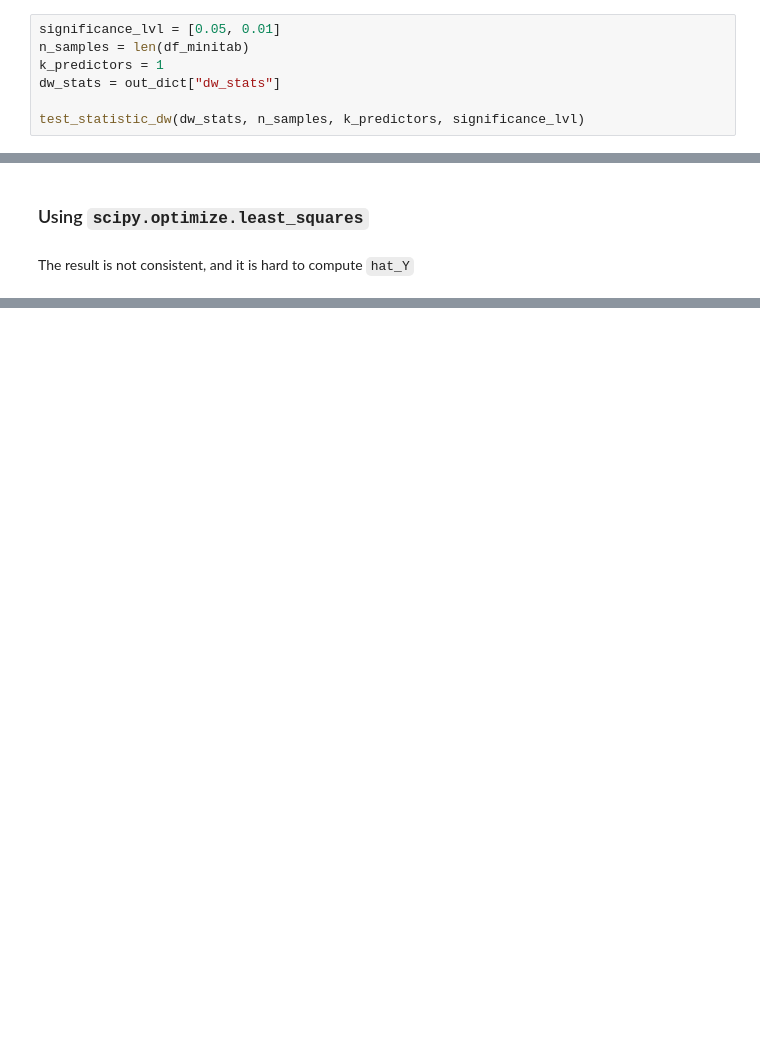
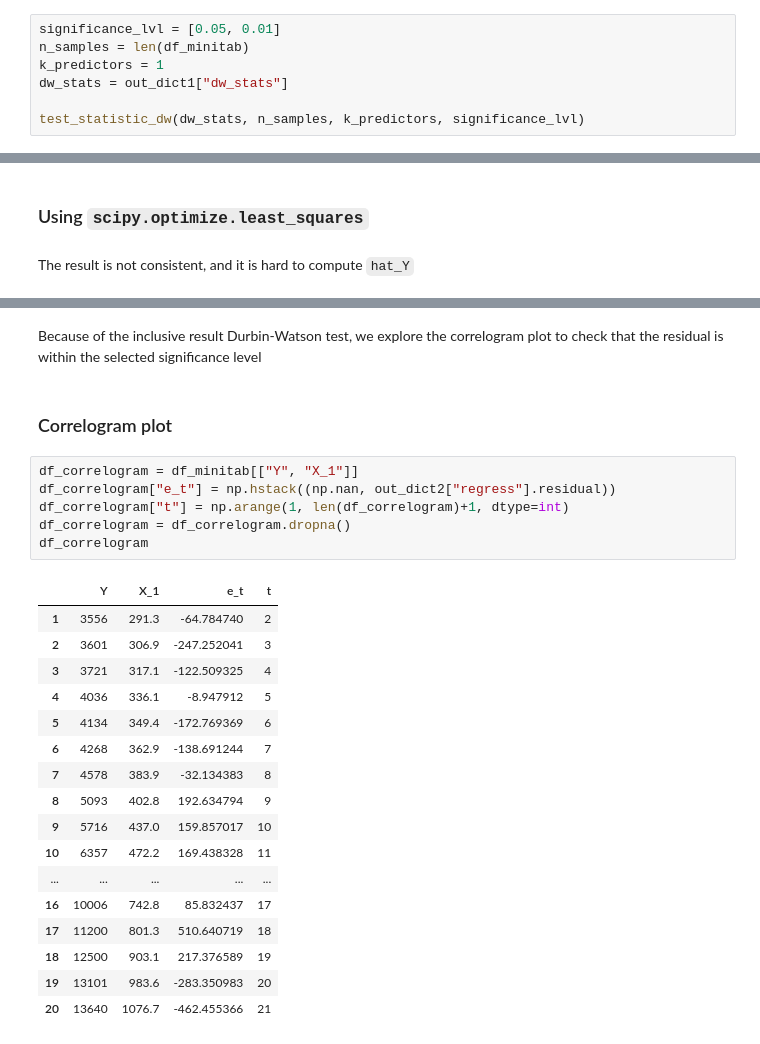
Before and after one commit to LugoBlogger/SI-201-542-forecasting-technique, a Jupyter notebook: chapter-07/07-example-05-generalized-diff.ipynb, the cells around one changed output, grey strips where cells are left out. Drawn from its saved outputs; the diff is of its cells as text; blank space fills up the shorter version.

```diff
--- a/chapter-07/07-example-05-generalized-diff.ipynb
+++ b/chapter-07/07-example-05-generalized-diff.ipynb
@@ -438,7 +576,7 @@ the test is inconclusive.
 significance_lvl = [0.05, 0.01]
 n_samples = len(df_minitab)
 k_predictors = 1
-dw_stats = out_dict["dw_stats"]
+dw_stats = out_dict1["dw_stats"]
 
 test_statistic_dw(dw_stats, n_samples, k_predictors, significance_lvl)
 # %% [output]
@@ -715,0 +869,29 @@ def scalar_res_func(params, x_data, y_data):
+# %% [markdown]
+Because of the inclusive result Durbin-Watson test, we explore the correlogram
+plot to check that the residual is within the selected significance level
+# %% [markdown]
+### Correlogram plot
+# %%
+df_correlogram = df_minitab[["Y", "X_1"]]
+df_correlogram["e_t"] = np.hstack((np.nan, out_dict2["regress"].residual))
+df_correlogram["t"] = np.arange(1, len(df_correlogram)+1, dtype=int)
+df_correlogram = df_correlogram.dropna()
+df_correlogram
+# %% [output]
+|  | Y | X_1 | e_t | t |
+| 1 | 3556 | 291.3 | -64.784740 | 2 |
+| 2 | 3601 | 306.9 | -247.252041 | 3 |
+| 3 | 3721 | 317.1 | -122.509325 | 4 |
+| 4 | 4036 | 336.1 | -8.947912 | 5 |
+| 5 | 4134 | 349.4 | -172.769369 | 6 |
+| 6 | 4268 | 362.9 | -138.691244 | 7 |
+| 7 | 4578 | 383.9 | -32.134383 | 8 |
+| 8 | 5093 | 402.8 | 192.634794 | 9 |
+| 9 | 5716 | 437.0 | 159.857017 | 10 |
+| 10 | 6357 | 472.2 | 169.438328 | 11 |
+| ... | ... | ... | ... | ... |
+| 16 | 10006 | 742.8 | 85.832437 | 17 |
+| 17 | 11200 | 801.3 | 510.640719 | 18 |
+| 18 | 12500 | 903.1 | 217.376589 | 19 |
+| 19 | 13101 | 983.6 | -283.350983 | 20 |
+| 20 | 13640 | 1076.7 | -462.455366 | 21 |
```
Also changed, not shown: parts of 25 cells of this notebook.
